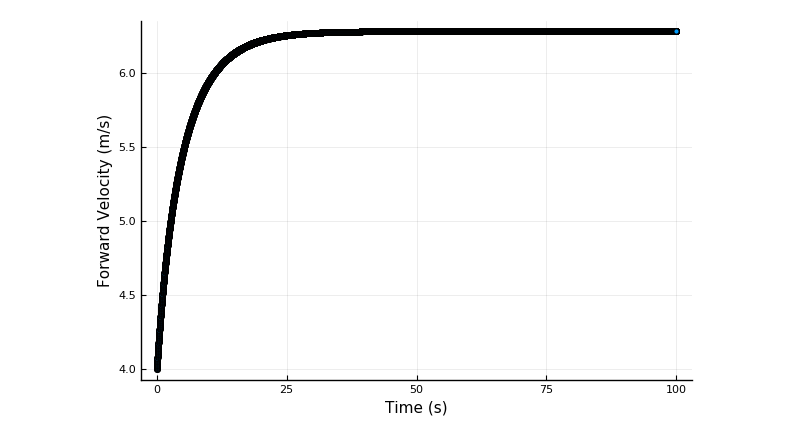
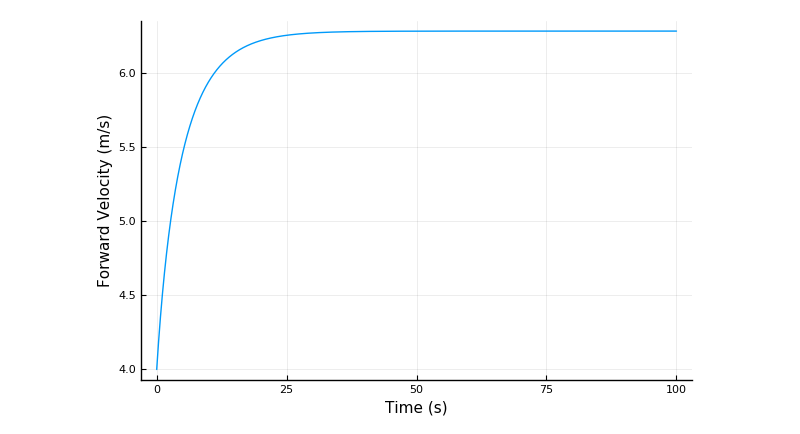
Before and after one commit to ddziubinski/Projectile_Motion, a Jupyter notebook: Projectile_Motion.ipynb, the cells around one changed output. Cells and saved outputs as stored; diff of their text form; code cells hidden in the pictures.

```diff
--- a/Projectile_Motion.ipynb
+++ b/Projectile_Motion.ipynb
@@ -11,32 +11,32 @@ P  = 400.0 #power of cyclist in W
 F  = P/7.0 #inital force when starting from rest
 m  = 70.0  #mass of cyclist in kg
 h  = 1.5   #height of bicycle + rider in m
 θ  = 5*(π/180) #angle of ascent
 g  = 9.81  #acceleration due to gravity
 C  = 0.5   #drag coefficient
 A  = 0.33  #crossectional area of bike + rider in m^2
 ρ  = 1.225 #density of air in kg/m^3
 η  = 2e-5  #viscosity of air in Pa*s
 Δt = 0.01   #timestep in seconds
 N  = 10000 #number of timesteps
 
 function v_next(v)
     P_ascent = v*m*g*sin(atan(θ))
     if F*v < P - P_ascent
         v + (F/m)*Δt
     else
         v + (((P - P_ascent)/(m*v)) - (η*A*v)/h - (C*ρ*A*v^2)/(2*m))*Δt
     end
 end
 
 for i = 0:N
     push!(t, t[end] + Δt)
     push!(v, v_next(v[end]))
 end
 
 
-scatter!(plt, t, v, legend=:none)
+plot!(plt, t, v, legend=:none)
 xlabel!("Time (s)")
 ylabel!("Forward Velocity (m/s)")
 # %% [output]
-[figure, old version]
+[figure, new version]
```
Also changed, not shown: parts of 1 cell of this notebook.
